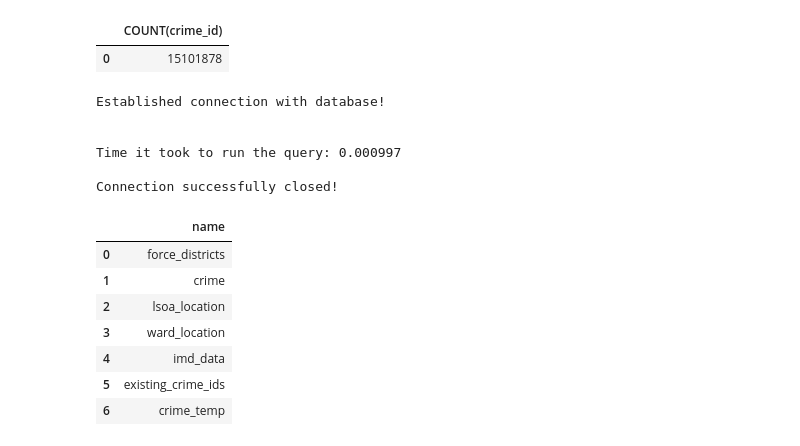
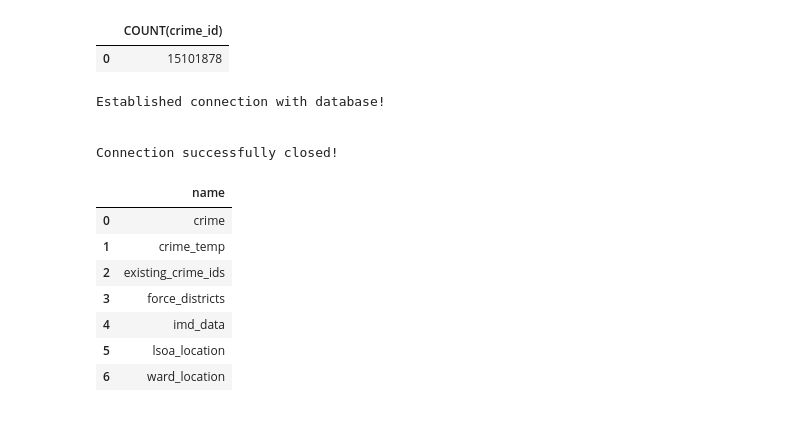
Before and after one commit to MilesDidden/Multi.-CBL-Group-04, a Jupyter notebook: Exploring_data_Miles.ipynb, the cells around one changed output. Saved outputs shown, nothing was run; the diff lists cells and outputs as text; code cells hidden in the pictures.

```diff
--- a/Exploring_data_Miles.ipynb
+++ b/Exploring_data_Miles.ipynb
@@ -326,26 +326,34 @@ Connection successfully closed!
 # %%
 from model.DB_utils import DBhandler
 import pandas as pd
 
 dbh = DBhandler(db_name="crime_data_UK_v3 - kopie.db")
 
-crime_data_copy = dbh.query("SELECT name FROM sqlite_master WHERE type='table'", True)
+ward_code = "E05000138"
+
+query = f"""
+SELECT name
+FROM sqlite_master
+WHERE type='table'
+ORDER BY name;
+
+"""
+
+crime_data_copy = dbh.query(query)
 
 dbh.close_connection_db()
 
 crime_data_copy
 # %% [output]
 Established connection with database!
 
 
-Time it took to run the query: 0.000997
-
 Connection successfully closed!
 |  | name |
-| 0 | force_districts |
-| 1 | crime |
-| 2 | lsoa_location |
-| 3 | ward_location |
+| 0 | crime |
+| 1 | crime_temp |
+| 2 | existing_crime_ids |
+| 3 | force_districts |
 | 4 | imd_data |
-| 5 | existing_crime_ids |
-| 6 | crime_temp |
+| 5 | lsoa_location |
+| 6 | ward_location |
```
Also changed, not shown: 7 other files.
